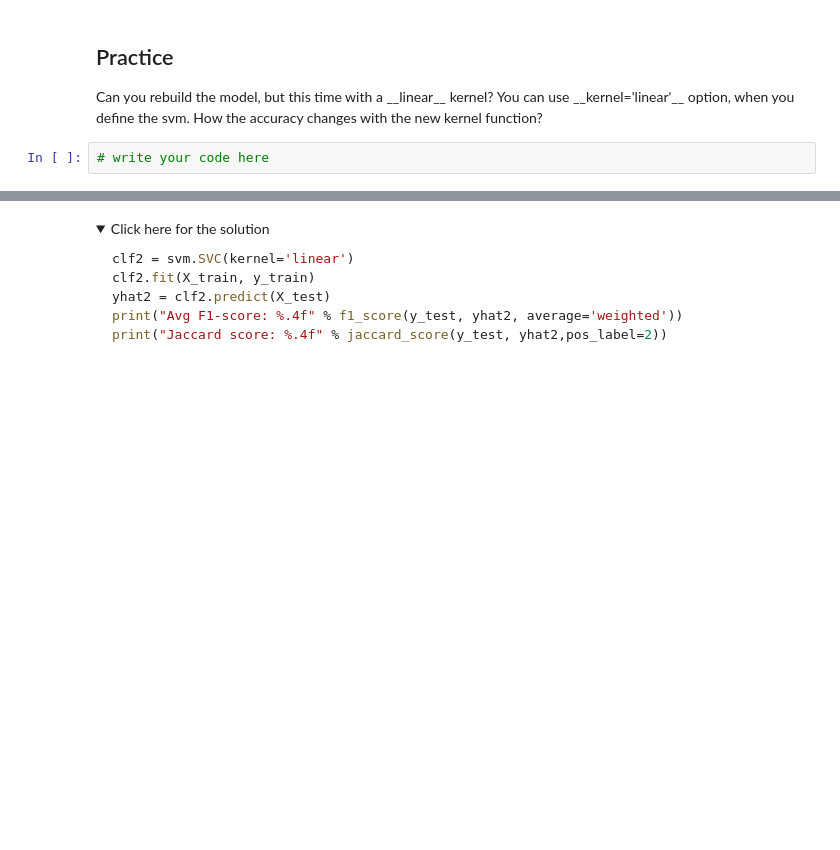
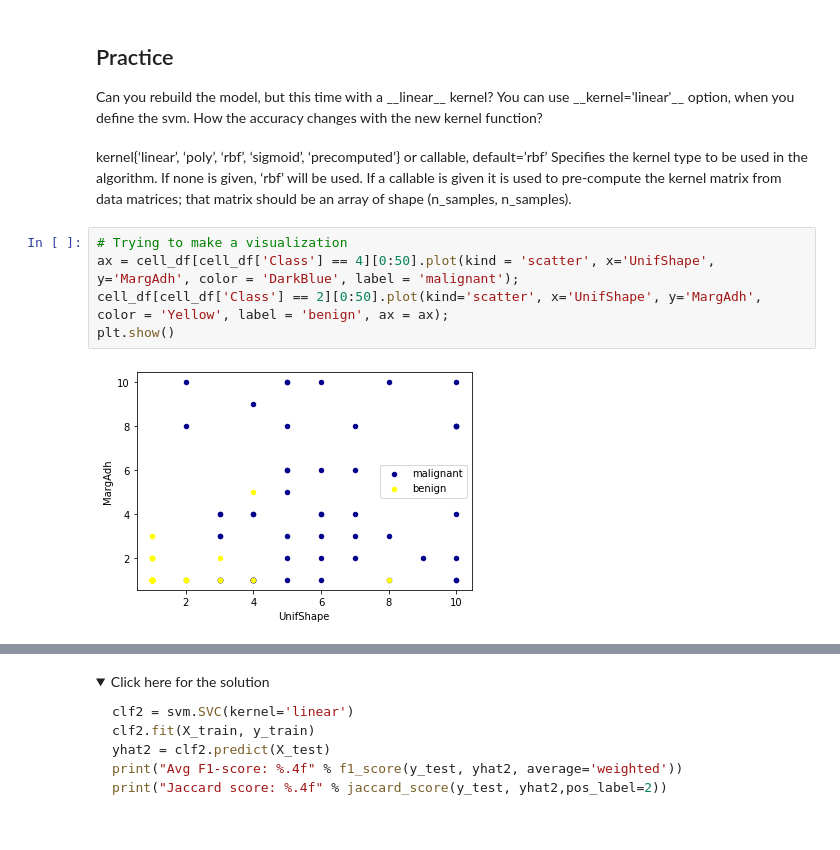
Before and after one commit to lililalina/ibm-data-science-and-machine-learning, a Jupyter notebook: 03-machine-learning/ML0101EN_Clas_SVM_cancer.ipynb, the cells around one changed output, grey strips where cells are left out. Drawn from its saved outputs; the diff is of its cells as text; folded sections open; blank space fills up the shorter version.

```diff
--- a/03-machine-learning/ML0101EN_Clas_SVM_cancer.ipynb
+++ b/03-machine-learning/ML0101EN_Clas_SVM_cancer.ipynb
@@ -301,5 +298,13 @@ jaccard_score(y_test, yhat,pos_label=2)
 # %% [markdown]
 <h2 id="practice">Practice</h2>
 Can you rebuild the model, but this time with a __linear__ kernel? You can use __kernel='linear'__ option, when you define the svm. How the accuracy changes with the new kernel function?
-# %%
-# write your code here
+# %% [markdown]
+kernel{‘linear’, ‘poly’, ‘rbf’, ‘sigmoid’, ‘precomputed’} or callable, default=’rbf’
+Specifies the kernel type to be used in the algorithm. If none is given, ‘rbf’ will be used. If a callable is given it is used to pre-compute the kernel matrix from data matrices; that matrix should be an array of shape (n_samples, n_samples).
+# %%
+# Trying to make a visualization
+ax = cell_df[cell_df['Class'] == 4][0:50].plot(kind = 'scatter', x='UnifShape', y='MargAdh', color = 'DarkBlue', label = 'malignant');
+cell_df[cell_df['Class'] == 2][0:50].plot(kind='scatter', x='UnifShape', y='MargAdh', color = 'Yellow', label = 'benign', ax = ax);
+plt.show()
+# %% [output]
+[figure, added]
```
Also changed, not shown: parts of 8 cells of this notebook.
